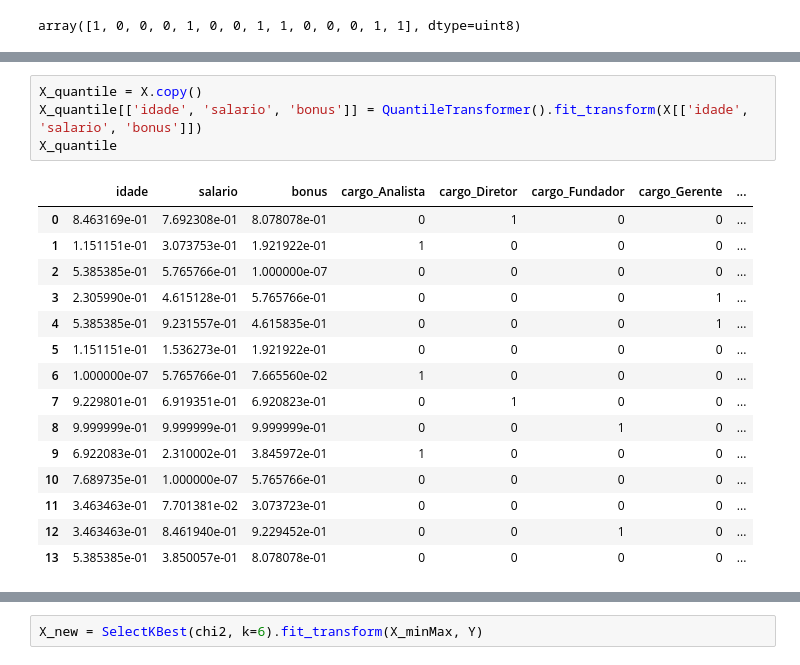
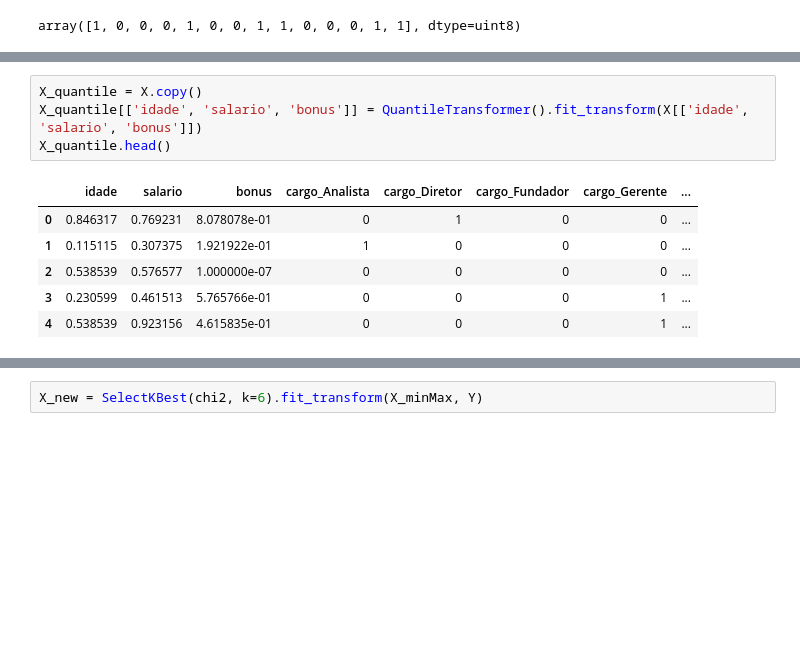
Before and after one commit to CaiqueCoelho/Preprocessing-Dataset-Template, a Jupyter notebook: Pre-Processing-Template-Example-2.ipynb, the cells around one changed output, grey strips where cells are left out. Drawn from its saved outputs; the diff is of its cells as text; blank space fills up the shorter version.

```diff
--- a/Pre-Processing-Template-Example-2.ipynb
+++ b/Pre-Processing-Template-Example-2.ipynb
@@ -280,23 +251,14 @@ X_robust
 # %%
 X_quantile = X.copy()
 X_quantile[['idade', 'salario', 'bonus']] = QuantileTransformer().fit_transform(X[['idade', 'salario', 'bonus']])
-X_quantile
+X_quantile.head()
 # %% [output]
 |  | idade | salario | bonus | cargo_Analista | cargo_Diretor | cargo_Fundador | cargo_Gerente | ... |
-| 0 | 8.463169e-01 | 7.692308e-01 | 8.078078e-01 | 0 | 1 | 0 | 0 | ... |
-| 1 | 1.151151e-01 | 3.073753e-01 | 1.921922e-01 | 1 | 0 | 0 | 0 | ... |
-| 2 | 5.385385e-01 | 5.765766e-01 | 1.000000e-07 | 0 | 0 | 0 | 0 | ... |
-| 3 | 2.305990e-01 | 4.615128e-01 | 5.765766e-01 | 0 | 0 | 0 | 1 | ... |
-| 4 | 5.385385e-01 | 9.231557e-01 | 4.615835e-01 | 0 | 0 | 0 | 1 | ... |
-| 5 | 1.151151e-01 | 1.536273e-01 | 1.921922e-01 | 0 | 0 | 0 | 0 | ... |
-| 6 | 1.000000e-07 | 5.765766e-01 | 7.665560e-02 | 1 | 0 | 0 | 0 | ... |
-| 7 | 9.229801e-01 | 6.919351e-01 | 6.920823e-01 | 0 | 1 | 0 | 0 | ... |
-| 8 | 9.999999e-01 | 9.999999e-01 | 9.999999e-01 | 0 | 0 | 1 | 0 | ... |
-| 9 | 6.922083e-01 | 2.310002e-01 | 3.845972e-01 | 1 | 0 | 0 | 0 | ... |
-| 10 | 7.689735e-01 | 1.000000e-07 | 5.765766e-01 | 0 | 0 | 0 | 0 | ... |
-| 11 | 3.463463e-01 | 7.701381e-02 | 3.073723e-01 | 0 | 0 | 0 | 0 | ... |
-| 12 | 3.463463e-01 | 8.461940e-01 | 9.229452e-01 | 0 | 0 | 1 | 0 | ... |
-| 13 | 5.385385e-01 | 3.850057e-01 | 8.078078e-01 | 0 | 0 | 0 | 0 | ... |
+| 0 | 0.846317 | 0.769231 | 8.078078e-01 | 0 | 1 | 0 | 0 | ... |
+| 1 | 0.115115 | 0.307375 | 1.921922e-01 | 1 | 0 | 0 | 0 | ... |
+| 2 | 0.538539 | 0.576577 | 1.000000e-07 | 0 | 0 | 0 | 0 | ... |
+| 3 | 0.230599 | 0.461513 | 5.765766e-01 | 0 | 0 | 0 | 1 | ... |
+| 4 | 0.538539 | 0.923156 | 4.615835e-01 | 0 | 0 | 0 | 1 | ... |
 # %%
 X_power = X.copy()
 X_power[['idade', 'salario', 'bonus']] = PowerTransformer().fit_transform(X[['idade', 'salario', 'bonus']])
```
Also changed, not shown: parts of 32 cells of this notebook, 7 other files.
